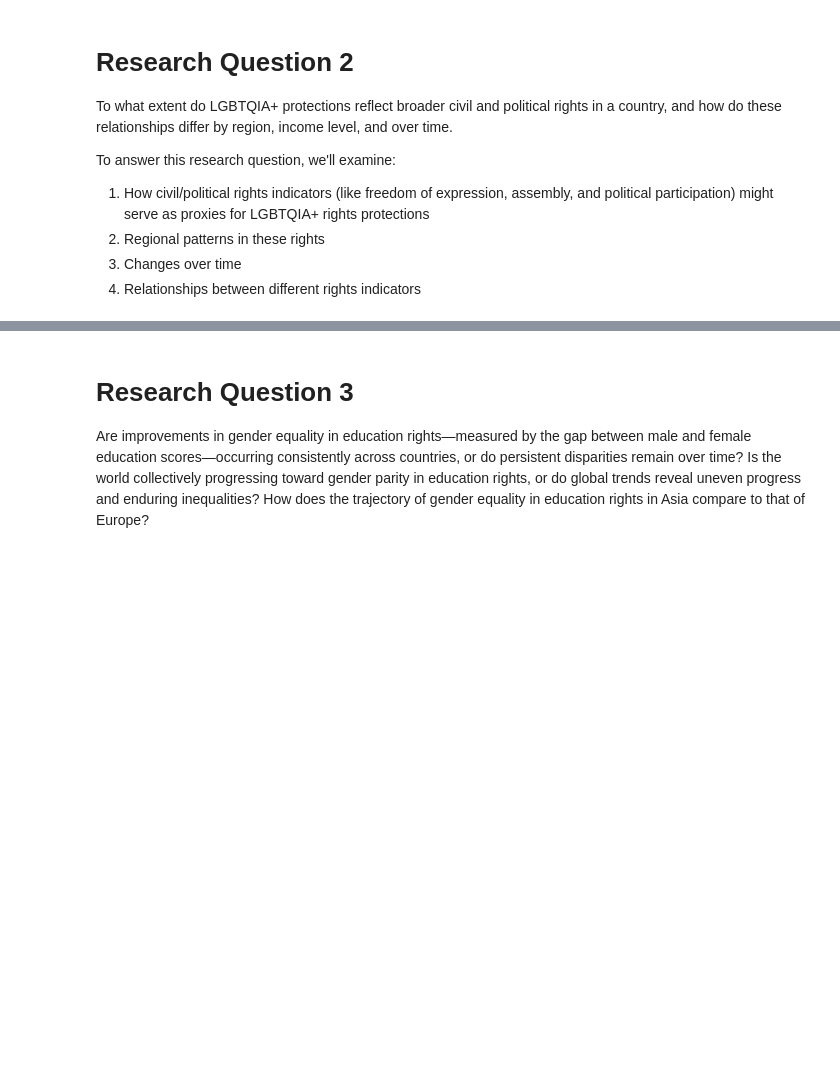
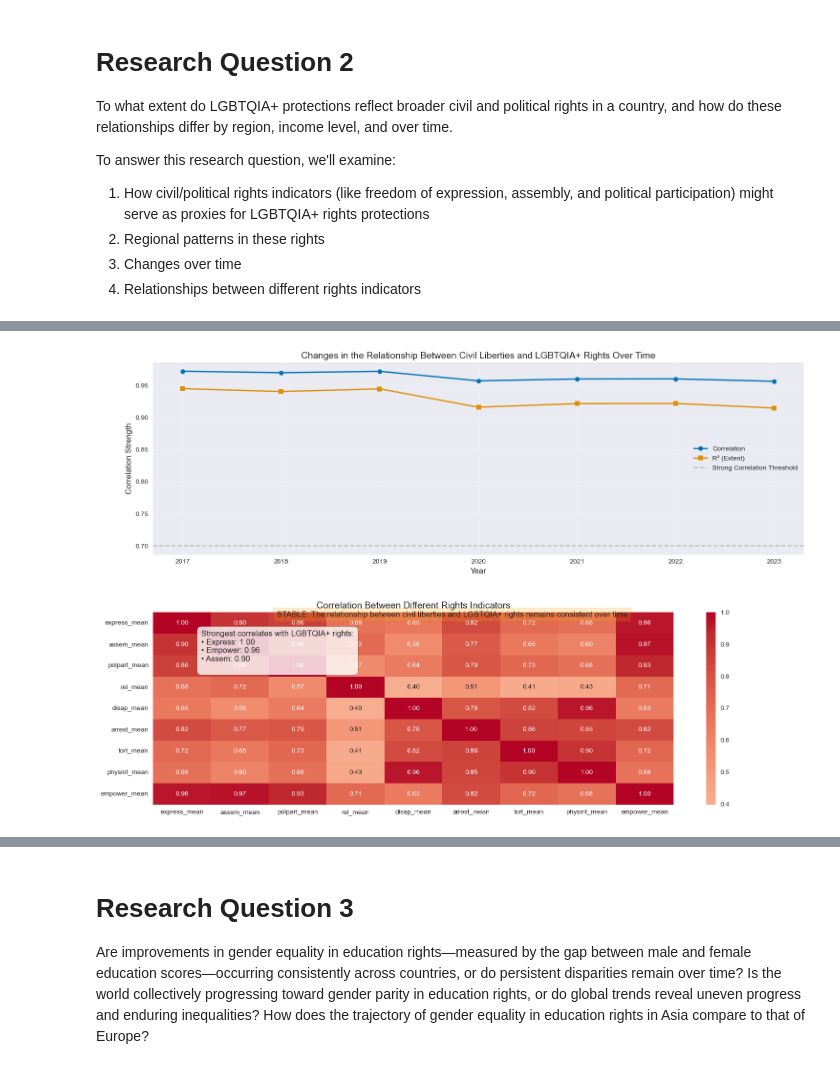
Before and after one commit to UhanWu/qtm151-s25, a Jupyter notebook: final_projects/group11finalproject.ipynb, the cells around one changed output, grey strips where cells are left out. Drawn from its saved outputs; the diff is of its cells as text; code cells hidden in the pictures; blank space fills up the shorter version.

```diff
--- a/final_projects/group11finalproject.ipynb
+++ b/final_projects/group11finalproject.ipynb
@@ -258,0 +426,98 @@ To answer this research question, we'll examine:
+# %%
+
+plt.style.use('seaborn-v0_8')
+sns.set_palette('colorblind')
+
+
+freedom_columns = ['express_mean', 'assem_mean', 'polpart_mean']
+cpr_data['civil_liberties_score'] = cpr_data[freedom_columns].mean(axis=1)
+cpr_data['lgbtq_rights_proxy'] = cpr_data['express_mean']
+
+plt.figure(figsize=(15, 10))
+
+plt.subplot(2, 1, 1)
+
+yearly_corr = []
+yearly_r2 = []
+years = sorted(cpr_data['year'].unique())
+
+for year in years:
+    year_data = cpr_data[cpr_data['year'] == year]
+    if len(year_data) > 10:
+        corr = year_data['civil_liberties_score'].corr(year_data['lgbtq_rights_proxy'])
+        r2 = corr**2
+        yearly_corr.append(corr)
+        yearly_r2.append(r2)
+    else:
+        yearly_corr.append(np.nan)
+        yearly_r2.append(np.nan)
+
+plt.plot(years, yearly_corr, marker='o', linewidth=2, label='Correlation')
+plt.plot(years, yearly_r2, marker='s', linewidth=2, label='R² (Extent)')
+plt.axhline(y=0.7, color='gray', linestyle='--', alpha=0.5, label='Strong Correlation Threshold')
+
+plt.title('Changes in the Relationship Between Civil Liberties and LGBTQIA+ Rights Over Time', fontsize=14)
+plt.xlabel('Year', fontsize=12)
+plt.ylabel('Correlation Strength', fontsize=12)
+plt.legend()
+plt.grid(True, alpha=0.3)
+
+if len(yearly_corr) > 2:
+    first_half = np.nanmean(yearly_corr[:len(yearly_corr)//2])
+    second_half = np.nanmean(yearly_corr[len(yearly_corr)//2:])
+
+    if second_half - first_half > 0.05:
+        trend = "STRENGTHENING: The relationship between civil liberties and LGBTQIA+ rights is growing stronger over time"
+    elif first_half - second_half > 0.05:
+        trend = "WEAKENING: The relationship between civil liberties and LGBTQIA+ rights is growing weaker over time"
+    else:
+        trend = "STABLE: The relationship between civil liberties and LGBTQIA+ rights remains consistent over time"
+
+    plt.figtext(0.5, 0.43, trend, ha="center", fontsize=12,
+                bbox={"facecolor":"orange", "alpha":0.2, "pad":5})
+
+plt.subplot(2, 1, 2)
+
+
+rights_indicators = [
+    'express_mean',  # Freedom of expression
+    'assem_mean',    # Freedom of assembly
+    'polpart_mean',  # Political participation
+    'rel_mean',      # Religious freedom (if available)
+    'disap_mean',    # Freedom from disappearance
+    'arrest_mean',   # Freedom from arbitrary arrest
+    'tort_mean',     # Freedom from torture
+    'physint_mean',  # Physical integrity rights
+    'empower_mean',  # Empowerment rights
+]
+
+available_indicators = [col for col in rights_indicators if col in cpr_data.columns]
+
+correlation_matrix = cpr_data[available_indicators].corr()
+
+sns.heatmap(correlation_matrix, annot=True, cmap='coolwarm', center=0, fmt='.2f')
+plt.title('Correlation Between Different Rights Indicators', fontsize=14)
+plt.tight_layout()
+
+if 'lgbtq_rights_proxy' in cpr_data.columns:
+    correlations_with_lgbtq = []
+    for indicator in available_indicators:
+        corr = cpr_data[indicator].corr(cpr_data['lgbtq_rights_proxy'])
+        correlations_with_lgbtq.append((indicator, corr))
+
+    correlations_with_lgbtq.sort(key=lambda x: abs(x[1]), reverse=True)
+
+    strongest_correlates = correlations_with_lgbtq[:3]
+    correlate_text = "Strongest correlates with LGBTQIA+ rights:\n"
+    for indicator, corr in strongest_correlates:
+        readable_name = indicator.replace('_mean', '').replace('_', ' ').title()
+        correlate_text += f"• {readable_name}: {corr:.2f}\n"
+
+    plt.figtext(0.15, 0.32, correlate_text, fontsize=12,
+                bbox=dict(facecolor='white', alpha=0.8, boxstyle='round,pad=0.5'))
+
+plt.tight_layout()
+plt.subplots_adjust(hspace=0.3)
+plt.show()
+# %% [output]
+[figure, added]
```
Also changed, not shown: parts of 24 cells of this notebook, 2 other files.
